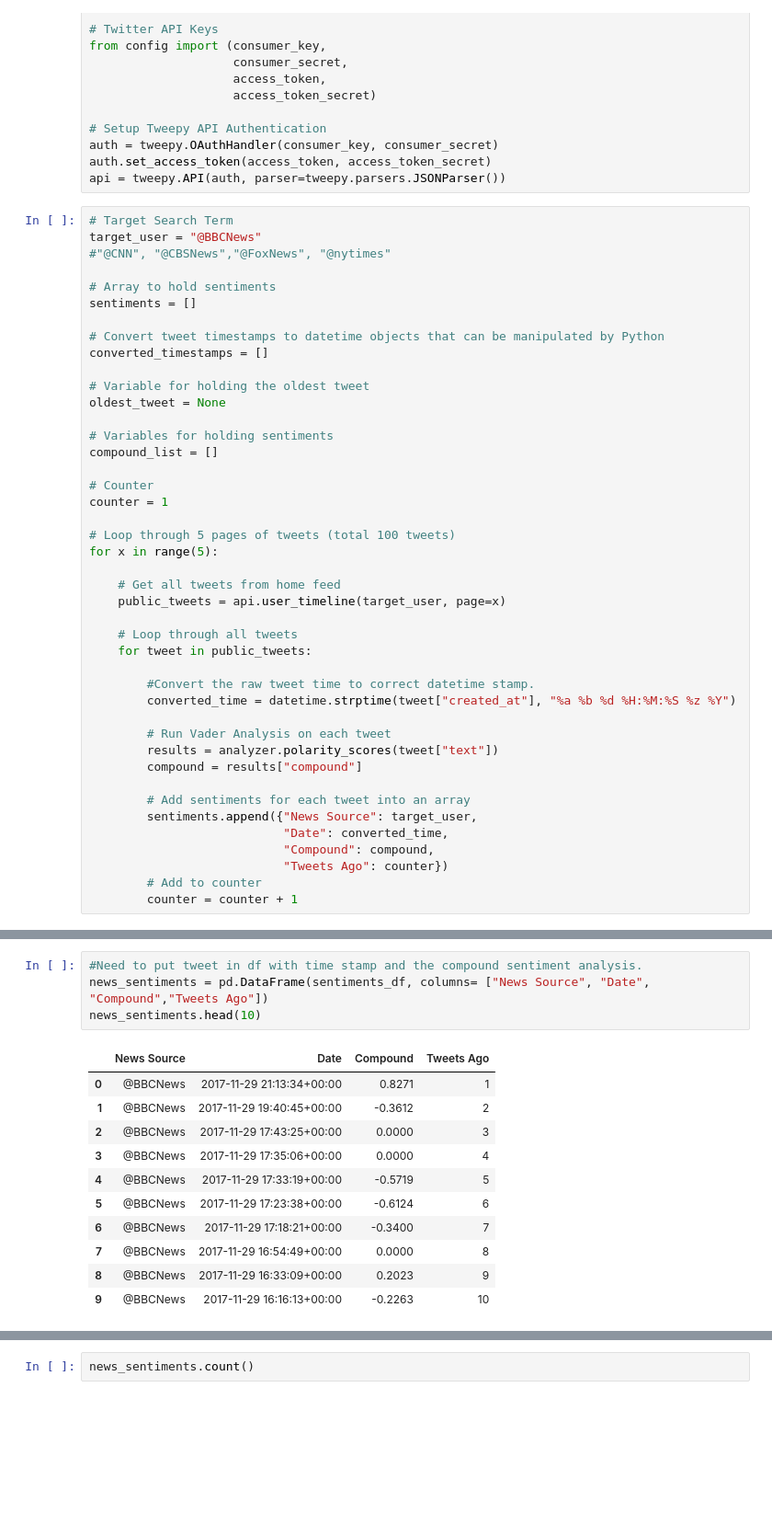
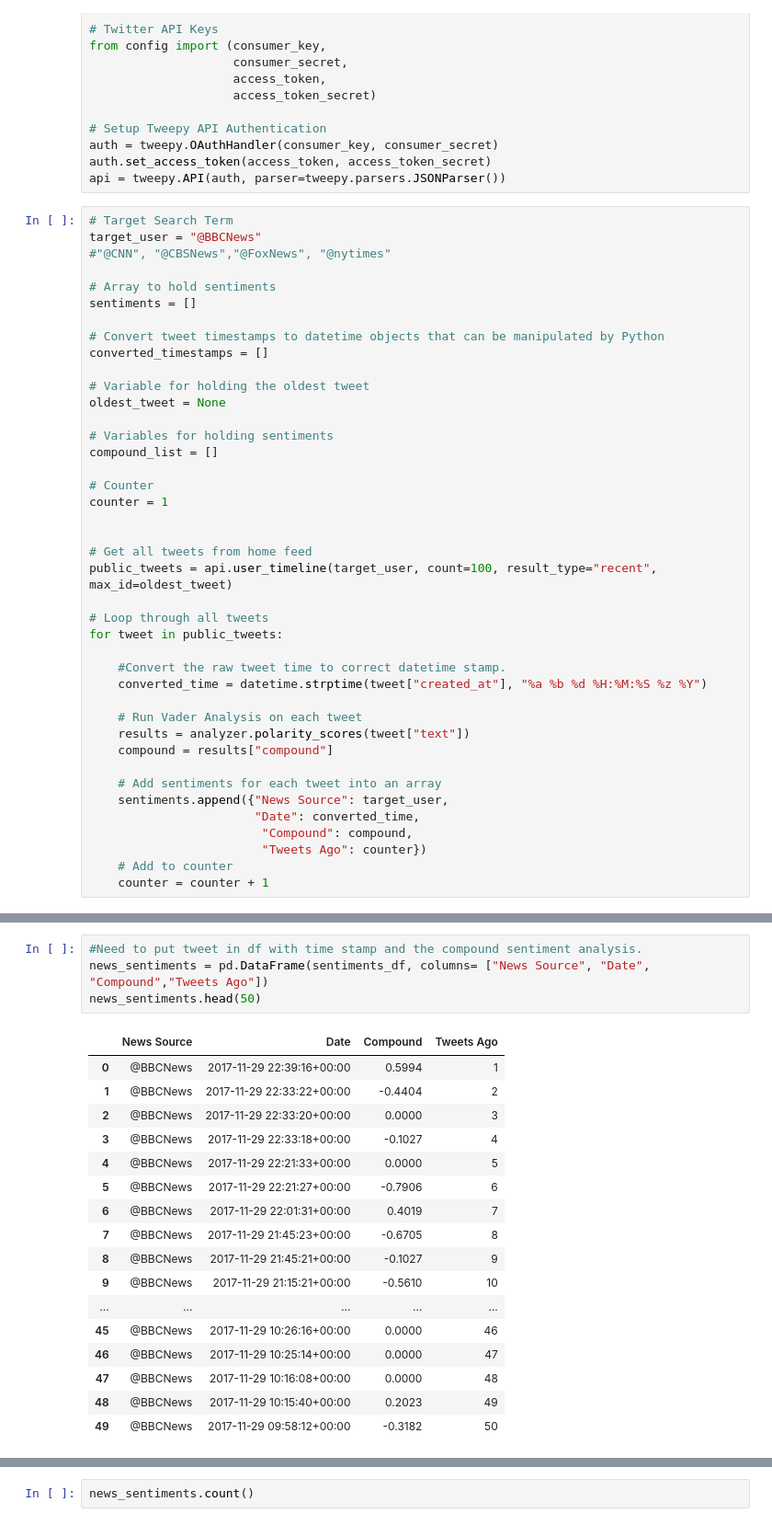
Before and after one commit to TomBerton/PySocialAnalytics, a Jupyter notebook: News_Mood_testing-1source.ipynb, the cells around one changed output, grey strips where cells are left out. Shown at 92% size. Cells and saved outputs as stored; diff of their text form; blank space fills up the shorter version.

```diff
--- a/News_Mood_testing-1source.ipynb
+++ b/News_Mood_testing-1source.ipynb
@@ -44,29 +44,27 @@ compound_list = []
 # Counter
 counter = 1
 
-# Loop through 5 pages of tweets (total 100 tweets)
-for x in range(5):
 
-    # Get all tweets from home feed
-    public_tweets = api.user_timeline(target_user, page=x)
+# Get all tweets from home feed
+public_tweets = api.user_timeline(target_user, count=100, result_type="recent", max_id=oldest_tweet)
 
-    # Loop through all tweets
-    for tweet in public_tweets:
+# Loop through all tweets
+for tweet in public_tweets:
 
-        #Convert the raw tweet time to correct datetime stamp.
-        converted_time = datetime.strptime(tweet["created_at"], "%a %b %d %H:%M:%S %z %Y")
+    #Convert the raw tweet time to correct datetime stamp.
+    converted_time = datetime.strptime(tweet["created_at"], "%a %b %d %H:%M:%S %z %Y")
 
-        # Run Vader Analysis on each tweet
-        results = analyzer.polarity_scores(tweet["text"])
-        compound = results["compound"]
+    # Run Vader Analysis on each tweet
+    results = analyzer.polarity_scores(tweet["text"])
+    compound = results["compound"]
 
-        # Add sentiments for each tweet into an array
-        sentiments.append({"News Source": target_user,
-                           "Date": converted_time,
-                           "Compound": compound,
-                           "Tweets Ago": counter})
-        # Add to counter
-        counter = counter + 1
+    # Add sentiments for each tweet into an array
+    sentiments.append({"News Source": target_user,
+                       "Date": converted_time,
+                        "Compound": compound,
+                        "Tweets Ago": counter})
+    # Add to counter
+    counter = counter + 1
 # %%
 # Convert sentiments to DataFrame
 sentiments_df = pd.DataFrame.from_dict(sentiments)
@@ -86,16 +90,22 @@ sentiments_df.head(10)
 # %%
 #Need to put tweet in df with time stamp and the compound sentiment analysis.
 news_sentiments = pd.DataFrame(sentiments_df, columns= ["News Source", "Date", "Compound","Tweets Ago"])
-news_sentiments.head(10)
+news_sentiments.head(50)
 # %% [output]
 |  | News Source | Date | Compound | Tweets Ago |
-| 0 | @BBCNews | 2017-11-29 21:13:34+00:00 | 0.8271 | 1 |
-| 1 | @BBCNews | 2017-11-29 19:40:45+00:00 | -0.3612 | 2 |
-| 2 | @BBCNews | 2017-11-29 17:43:25+00:00 | 0.0000 | 3 |
-| 3 | @BBCNews | 2017-11-29 17:35:06+00:00 | 0.0000 | 4 |
-| 4 | @BBCNews | 2017-11-29 17:33:19+00:00 | -0.5719 | 5 |
-| 5 | @BBCNews | 2017-11-29 17:23:38+00:00 | -0.6124 | 6 |
-| 6 | @BBCNews | 2017-11-29 17:18:21+00:00 | -0.3400 | 7 |
-| 7 | @BBCNews | 2017-11-29 16:54:49+00:00 | 0.0000 | 8 |
-| 8 | @BBCNews | 2017-11-29 16:33:09+00:00 | 0.2023 | 9 |
-| 9 | @BBCNews | 2017-11-29 16:16:13+00:00 | -0.2263 | 10 |
+| 0 | @BBCNews | 2017-11-29 22:39:16+00:00 | 0.5994 | 1 |
+| 1 | @BBCNews | 2017-11-29 22:33:22+00:00 | -0.4404 | 2 |
+| 2 | @BBCNews | 2017-11-29 22:33:20+00:00 | 0.0000 | 3 |
+| 3 | @BBCNews | 2017-11-29 22:33:18+00:00 | -0.1027 | 4 |
+| 4 | @BBCNews | 2017-11-29 22:21:33+00:00 | 0.0000 | 5 |
+| 5 | @BBCNews | 2017-11-29 22:21:27+00:00 | -0.7906 | 6 |
+| 6 | @BBCNews | 2017-11-29 22:01:31+00:00 | 0.4019 | 7 |
+| 7 | @BBCNews | 2017-11-29 21:45:23+00:00 | -0.6705 | 8 |
+| 8 | @BBCNews | 2017-11-29 21:45:21+00:00 | -0.1027 | 9 |
+| 9 | @BBCNews | 2017-11-29 21:15:21+00:00 | -0.5610 | 10 |
+| ... | ... | ... | ... | ... |
+| 45 | @BBCNews | 2017-11-29 10:26:16+00:00 | 0.0000 | 46 |
+| 46 | @BBCNews | 2017-11-29 10:25:14+00:00 | 0.0000 | 47 |
+| 47 | @BBCNews | 2017-11-29 10:16:08+00:00 | 0.0000 | 48 |
+| 48 | @BBCNews | 2017-11-29 10:15:40+00:00 | 0.2023 | 49 |
+| 49 | @BBCNews | 2017-11-29 09:58:12+00:00 | -0.3182 | 50 |
```
Also changed, not shown: parts of 3 cells of this notebook, 2 other files.
